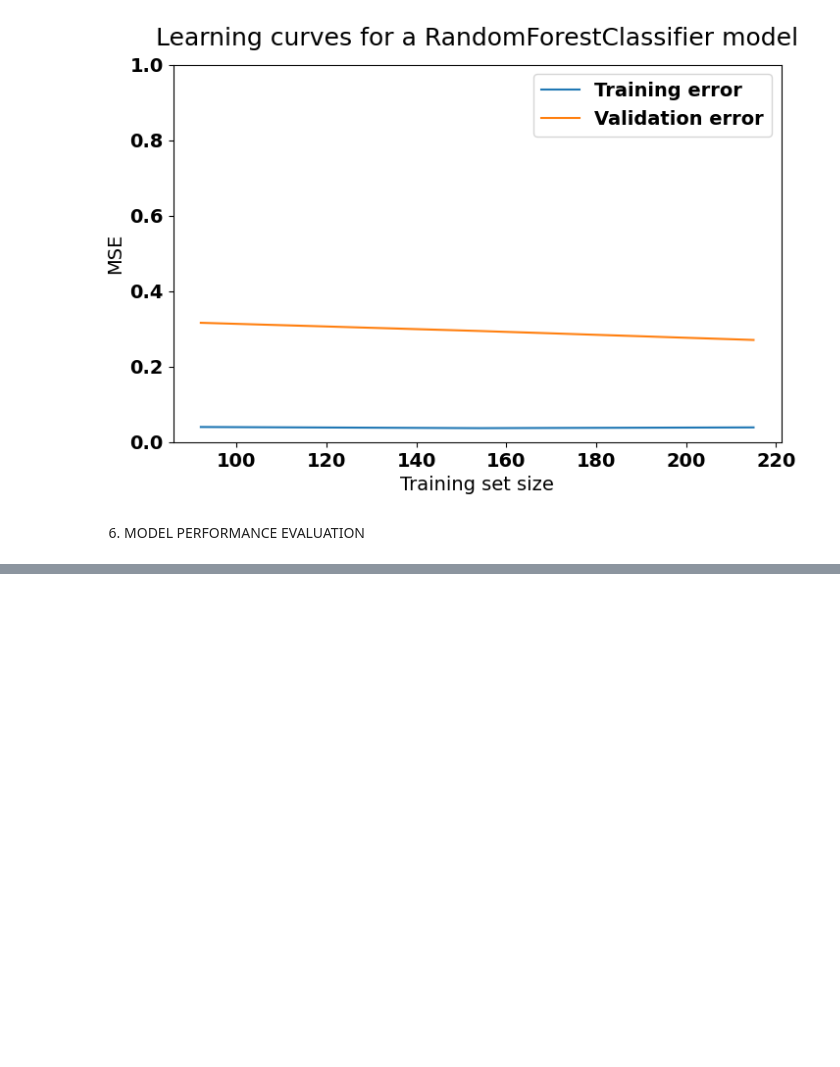
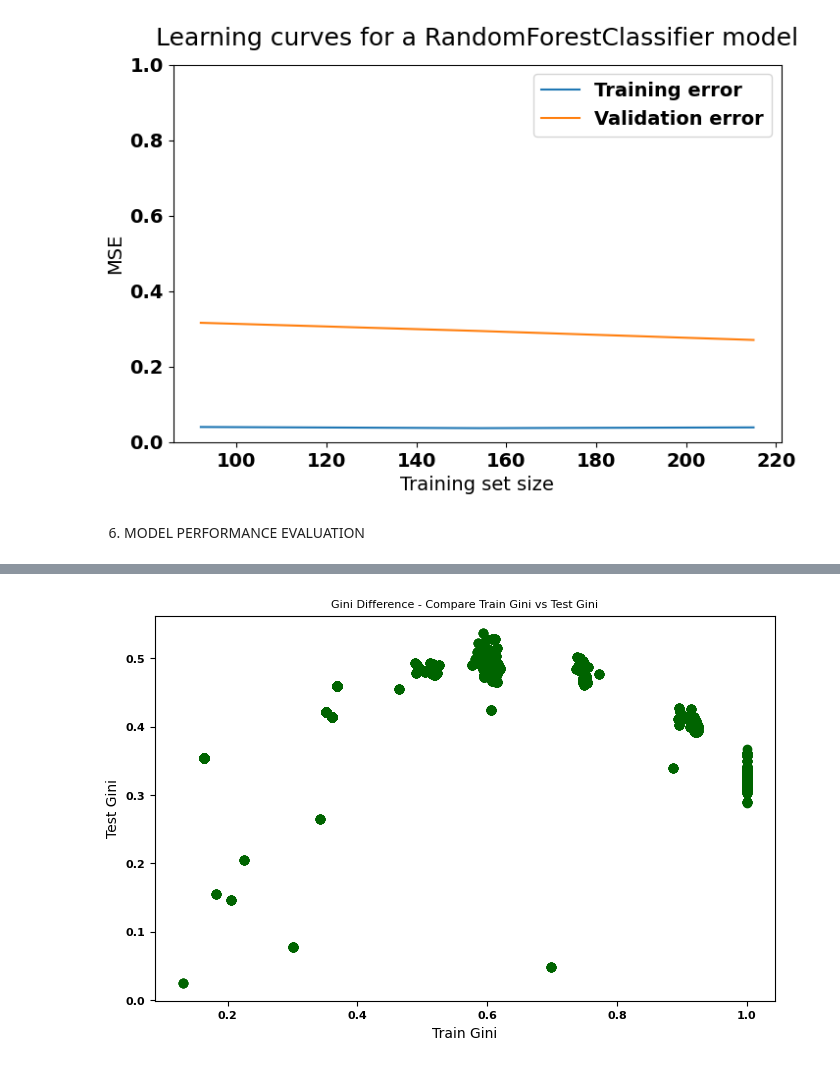
Before and after one commit to GPUK79/data-science-portfolio, a Jupyter notebook: o3_RandomForestForClassification.ipynb, the cells around one changed output, grey strips where cells are left out. Drawn from its saved outputs; the diff is of its cells as text; code cells hidden in the pictures; blank space fills up the shorter version.

```diff
--- a/o3_RandomForestForClassification.ipynb
+++ b/o3_RandomForestForClassification.ipynb
@@ -342,0 +462,80 @@ Gini for Test Sample is 0.477
+# %%
+if False:
+    d = pd.DataFrame(index = [0],columns=['n_estimators','random_state','min_samples_split',"min_samples_leaf","bootstrap","max_depth","Train Gini", "Test Gini"])
+    d.to_csv('randomForestHyperParams.csv')
+
+    n_estimators = list((range(1,901,20)))
+    min_samples_split = list((range(2,81,20)))
+    min_samples_leaf = list((range(1,81,20)))
+    bootstrap = [True]
+    max_depth = list((range(1,101,10)))
+
+
+    print("Number of Iterations")
+    print(len(n_estimators) * len(min_samples_split) * len(min_samples_leaf) * len(bootstrap) * len(max_depth))
+
+    for i in range(len(n_estimators)):
+        for j in range(len(min_samples_split)):
+            for k in range(len(min_samples_leaf)):
+                for l in range(len(bootstrap)):
+                    for m in range(len(max_depth)):
+                        xx = i * j * k * l * m
+                        clf = RandomForestClassifier(n_estimators=n_estimators[i],
+                                                        random_state=0,
+                                                        min_samples_split = min_samples_split[j],
+                                                        min_samples_leaf = min_samples_leaf[k],
+                                                        max_features= 'auto',
+                                                        bootstrap = bootstrap[l],
+                                                        max_depth= max_depth[m]
+                                                        )
+                        clf.fit(X_train, y_train)
+
+
+                        # Gini calculation on Train Sample
+                        y_pred_proba = clf.predict_proba(X_train)[:,1]
+                        [fpr, tpr, thr] = roc_curve(y_train, y_pred_proba)
+                        GiniTrain = (auc(fpr, tpr)-0.5)*2
+
+
+                        # Gini calculation on Test Sample
+                        y_pred_proba = clf.predict_proba(X_test)[:,1]
+                        [fpr, tpr, thr] = roc_curve(y_test, y_pred_proba)
+                        GiniTest = (auc(fpr, tpr)-0.5)*2
+
+                        # Fit the model to the training set
+                        clf.fit(X_train, y_train)
+
+                        a = pd.read_csv('randomForestHyperParams.csv',index_col=0)
+                        dd = pd.DataFrame({'n_estimators':[n_estimators[i]],
+                                        'random_state' : 0,
+                                        'min_samples_split':min_samples_split[j],
+                                        "min_samples_leaf":min_samples_leaf[k],
+                                        "bootstrap": bootstrap[l],
+                                        "max_depth" : max_depth[m],
+                                        "Train Gini" : GiniTrain,
+                                        "Test Gini" : GiniTest
+                                            }
+                                            )
+                        s = pd.concat([a, dd])
+                        s = s.dropna()
+                        s.to_csv('randomForestHyperParams.csv')
+
+    display(s)
+
+s = pd.read_csv("randomForestHyperParams.csv")
+s['Gini Difference'] = s['Test Gini'] - s['Train Gini']
+s = s.loc[s['Test Gini'] > 0]
+dd = s.sort_values(by=['Test Gini','Gini Difference'], ascending=False)
+display(dd)
+
+fig = plt.figure()
+
+ax1 = fig.add_subplot(111)
+ax1.tick_params(axis='both', which='major', labelsize=8)
+ax1.scatter(x=s['Train Gini'],
+                    y=s['Test Gini'],
+                    c='DarkGreen')
+ax1.set_title("Gini Difference - Compare Train Gini vs Test Gini", fontsize=8)
+ax1.set_xlabel("Train Gini", fontsize = 10)
+ax1.set_ylabel("Test Gini", fontsize = 10)
+# %% [output]
@@ -342,0 +556 @@ Gini for Test Sample is 0.477
+[figure, added]
```
Also changed, not shown: parts of 16 cells of this notebook.
